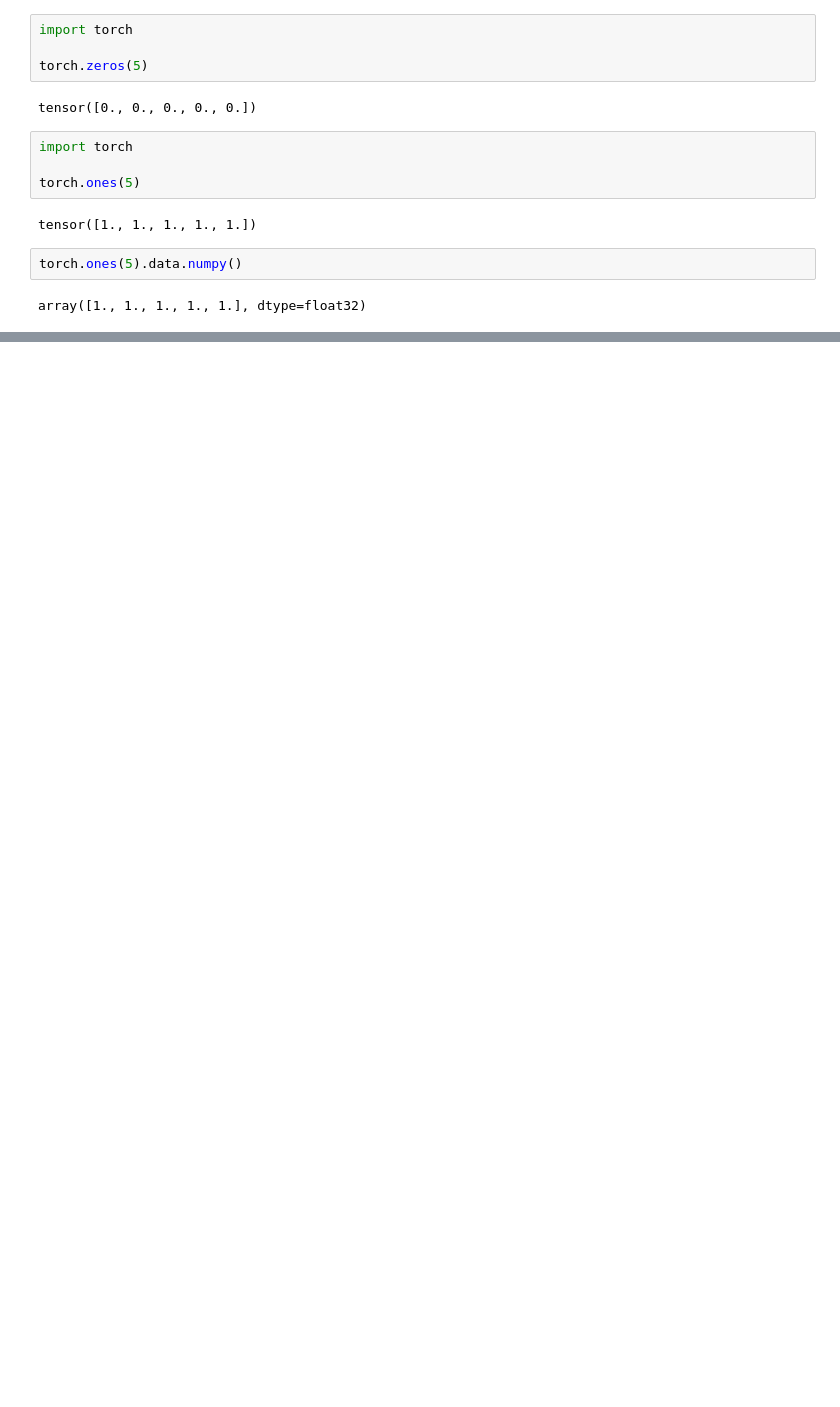
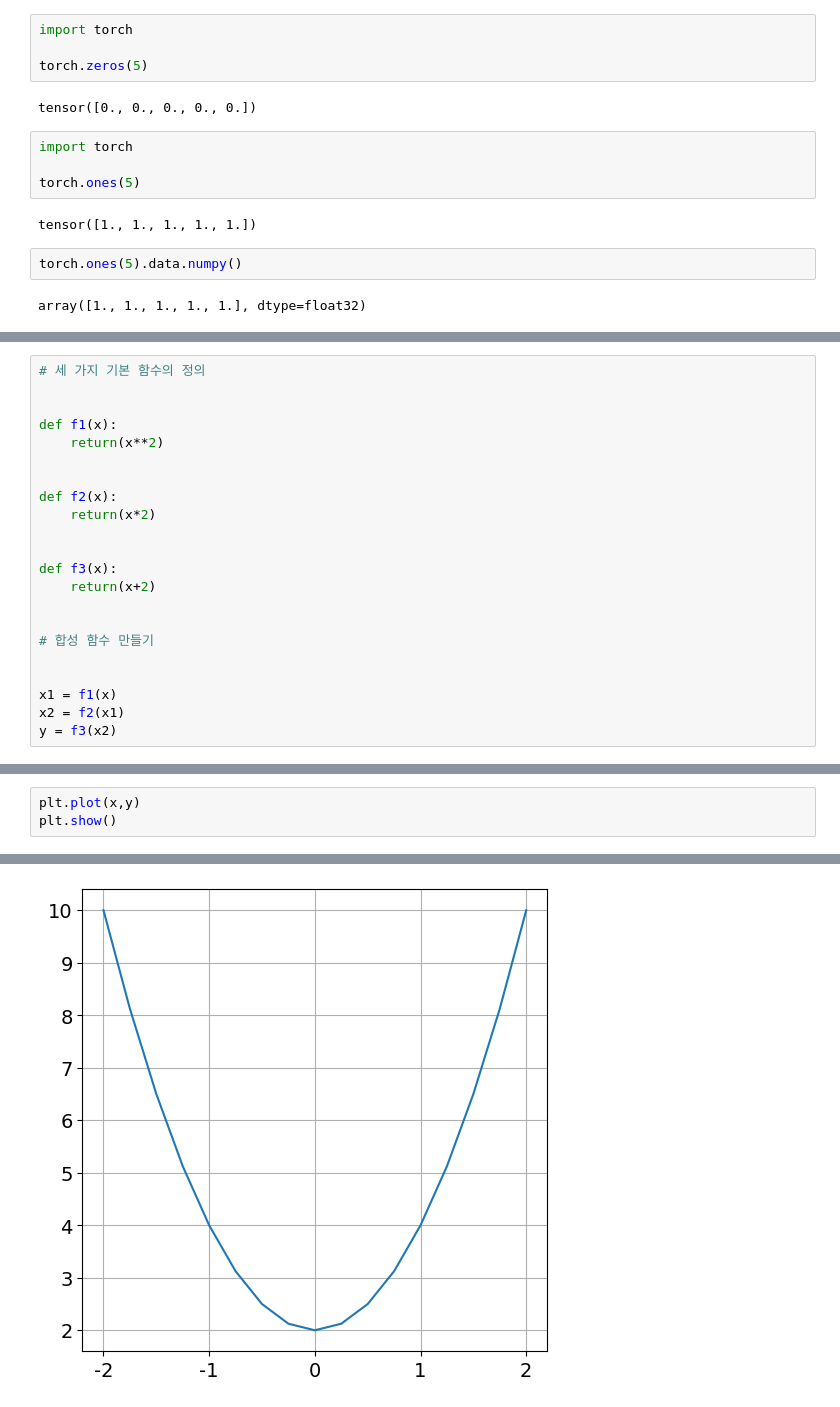
Before and after one commit to kny1209/test2, a Jupyter notebook: AI/강의_8기_AI개론_1차시_02_python.ipynb, the cells around one changed output, grey strips where cells are left out. Drawn from its saved outputs; the diff is of its cells as text; blank space fills up the shorter version.

```diff
--- a/AI/강의_8기_AI개론_1차시_02_python.ipynb
+++ b/AI/강의_8기_AI개론_1차시_02_python.ipynb
@@ -174,0 +215,22 @@ tensor([ 1., -1.,  1.,  1.,  1.])
+# %%
+# 세 가지 기본 함수의 정의
+
+
+def f1(x):
+    return(x**2)
+
+
+def f2(x):
+    return(x*2)
+
+
+def f3(x):
+    return(x+2)
+
+
+# 합성 함수 만들기
+
+
+x1 = f1(x)
+x2 = f2(x1)
+y = f3(x2)
@@ -174,0 +242,4 @@ tensor([ 1., -1.,  1.,  1.,  1.])
+# %%
+plt.plot(x,y)
+plt.show()
+# %% [output]
@@ -174,0 +263 @@ tensor([ 1., -1.,  1.,  1.,  1.])
+[figure, added]
```
Also changed, not shown: parts of 17 cells of this notebook.
